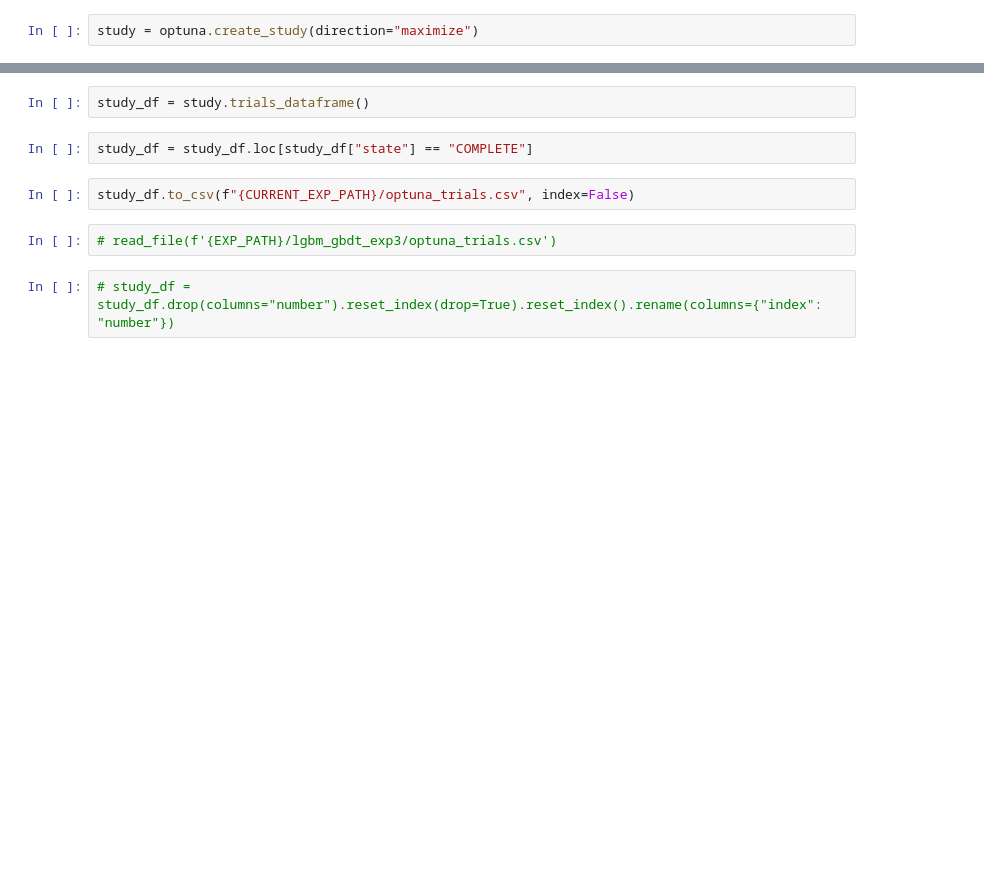
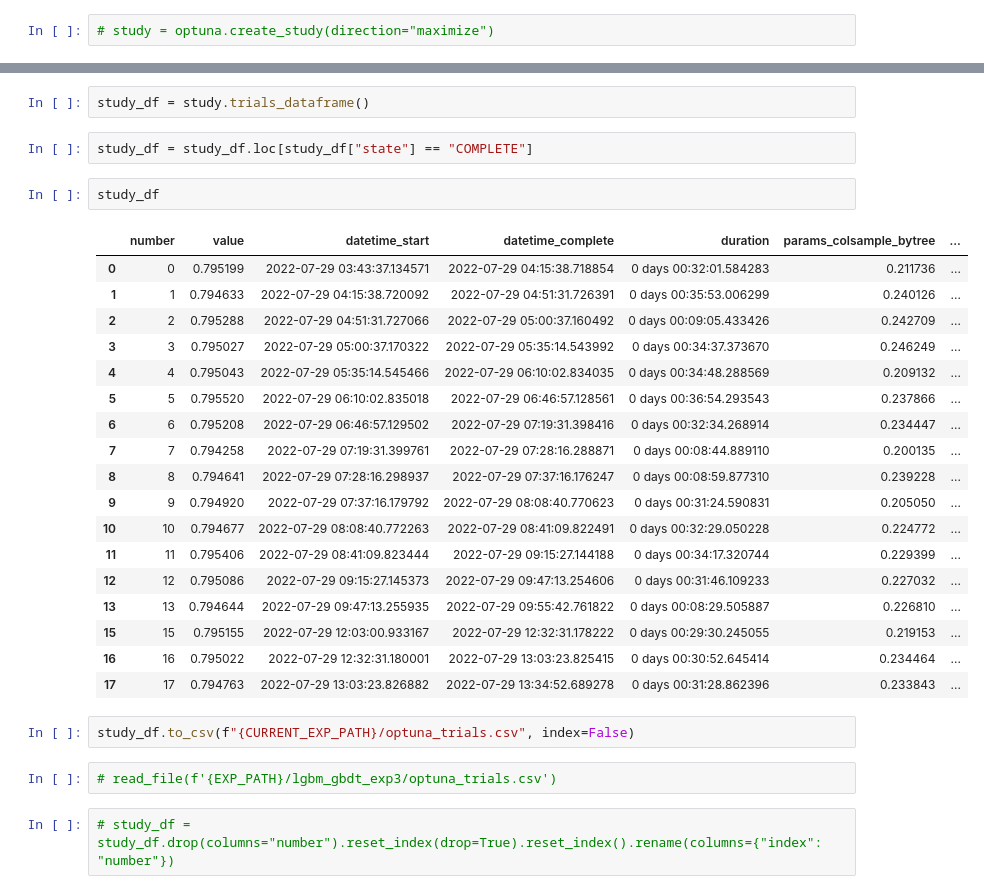
Before and after one commit to waikey-lee/kaggle-amex, a Jupyter notebook: notebooks/4a.train_lgbm.ipynb, the cells around one changed output, grey strips where cells are left out. Saved outputs shown, nothing was run; the diff lists cells and outputs as text; blank space fills up the shorter version.

```diff
--- a/notebooks/4a.train_lgbm.ipynb
+++ b/notebooks/4a.train_lgbm.ipynb
@@ -274,5 +300,5 @@ def objective(trial):
 # %%
 # study = joblib.load(f"{CURRENT_EXP_PATH}/optuna_study.pkl")
 # %%
-study = optuna.create_study(direction="maximize")
+# study = optuna.create_study(direction="maximize")
 # %% [output]
@@ -407,6 +484,27 @@ joblib.dump(study, f"{CURRENT_EXP_PATH}/optuna_study.pkl")
 study_df = study.trials_dataframe()
 # %%
 study_df = study_df.loc[study_df["state"] == "COMPLETE"]
+# %%
+study_df
+# %% [output]
+|  | number | value | datetime_start | datetime_complete | duration | params_colsample_bytree | ... |
+| 0 | 0 | 0.795199 | 2022-07-29 03:43:37.134571 | 2022-07-29 04:15:38.718854 | 0 days 00:32:01.584283 | 0.211736 | ... |
+| 1 | 1 | 0.794633 | 2022-07-29 04:15:38.720092 | 2022-07-29 04:51:31.726391 | 0 days 00:35:53.006299 | 0.240126 | ... |
+| 2 | 2 | 0.795288 | 2022-07-29 04:51:31.727066 | 2022-07-29 05:00:37.160492 | 0 days 00:09:05.433426 | 0.242709 | ... |
+| 3 | 3 | 0.795027 | 2022-07-29 05:00:37.170322 | 2022-07-29 05:35:14.543992 | 0 days 00:34:37.373670 | 0.246249 | ... |
+| 4 | 4 | 0.795043 | 2022-07-29 05:35:14.545466 | 2022-07-29 06:10:02.834035 | 0 days 00:34:48.288569 | 0.209132 | ... |
+| 5 | 5 | 0.795520 | 2022-07-29 06:10:02.835018 | 2022-07-29 06:46:57.128561 | 0 days 00:36:54.293543 | 0.237866 | ... |
+| 6 | 6 | 0.795208 | 2022-07-29 06:46:57.129502 | 2022-07-29 07:19:31.398416 | 0 days 00:32:34.268914 | 0.234447 | ... |
+| 7 | 7 | 0.794258 | 2022-07-29 07:19:31.399761 | 2022-07-29 07:28:16.288871 | 0 days 00:08:44.889110 | 0.200135 | ... |
+| 8 | 8 | 0.794641 | 2022-07-29 07:28:16.298937 | 2022-07-29 07:37:16.176247 | 0 days 00:08:59.877310 | 0.239228 | ... |
+| 9 | 9 | 0.794920 | 2022-07-29 07:37:16.179792 | 2022-07-29 08:08:40.770623 | 0 days 00:31:24.590831 | 0.205050 | ... |
+| 10 | 10 | 0.794677 | 2022-07-29 08:08:40.772263 | 2022-07-29 08:41:09.822491 | 0 days 00:32:29.050228 | 0.224772 | ... |
+| 11 | 11 | 0.795406 | 2022-07-29 08:41:09.823444 | 2022-07-29 09:15:27.144188 | 0 days 00:34:17.320744 | 0.229399 | ... |
+| 12 | 12 | 0.795086 | 2022-07-29 09:15:27.145373 | 2022-07-29 09:47:13.254606 | 0 days 00:31:46.109233 | 0.227032 | ... |
+| 13 | 13 | 0.794644 | 2022-07-29 09:47:13.255935 | 2022-07-29 09:55:42.761822 | 0 days 00:08:29.505887 | 0.226810 | ... |
+| 15 | 15 | 0.795155 | 2022-07-29 12:03:00.933167 | 2022-07-29 12:32:31.178222 | 0 days 00:29:30.245055 | 0.219153 | ... |
+| 16 | 16 | 0.795022 | 2022-07-29 12:32:31.180001 | 2022-07-29 13:03:23.825415 | 0 days 00:30:52.645414 | 0.234464 | ... |
+| 17 | 17 | 0.794763 | 2022-07-29 13:03:23.826882 | 2022-07-29 13:34:52.689278 | 0 days 00:31:28.862396 | 0.233843 | ... |
 # %%
 study_df.to_csv(f"{CURRENT_EXP_PATH}/optuna_trials.csv", index=False)
 # %%
```
Also changed, not shown: parts of 27 cells of this notebook.
